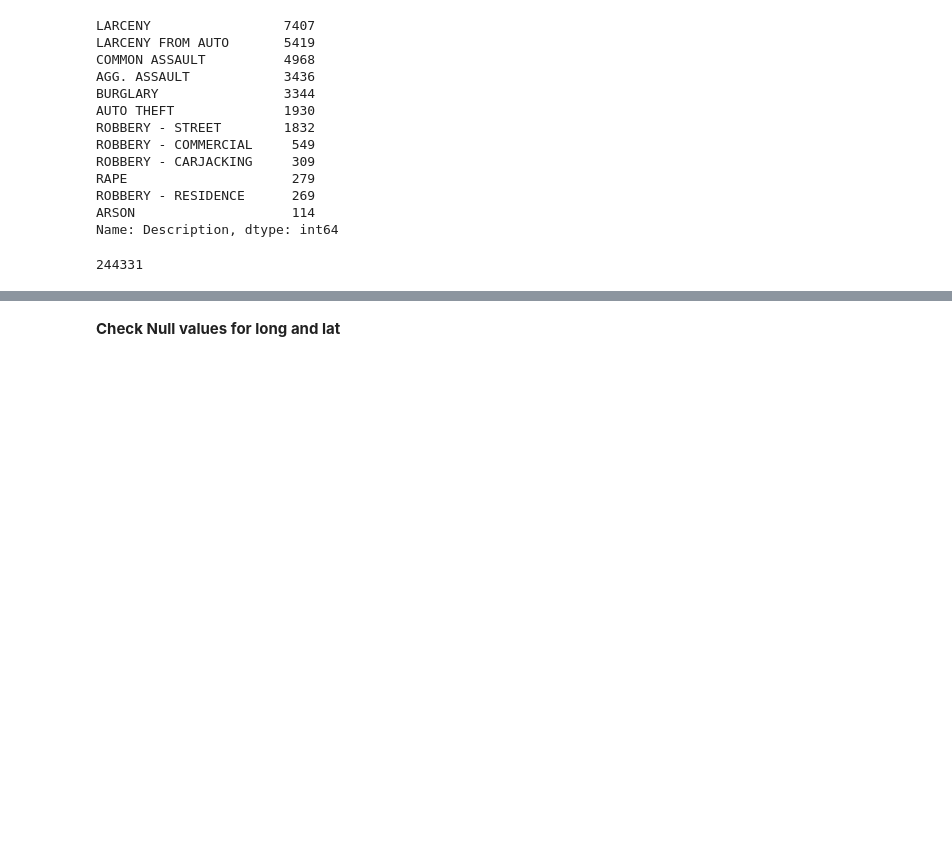
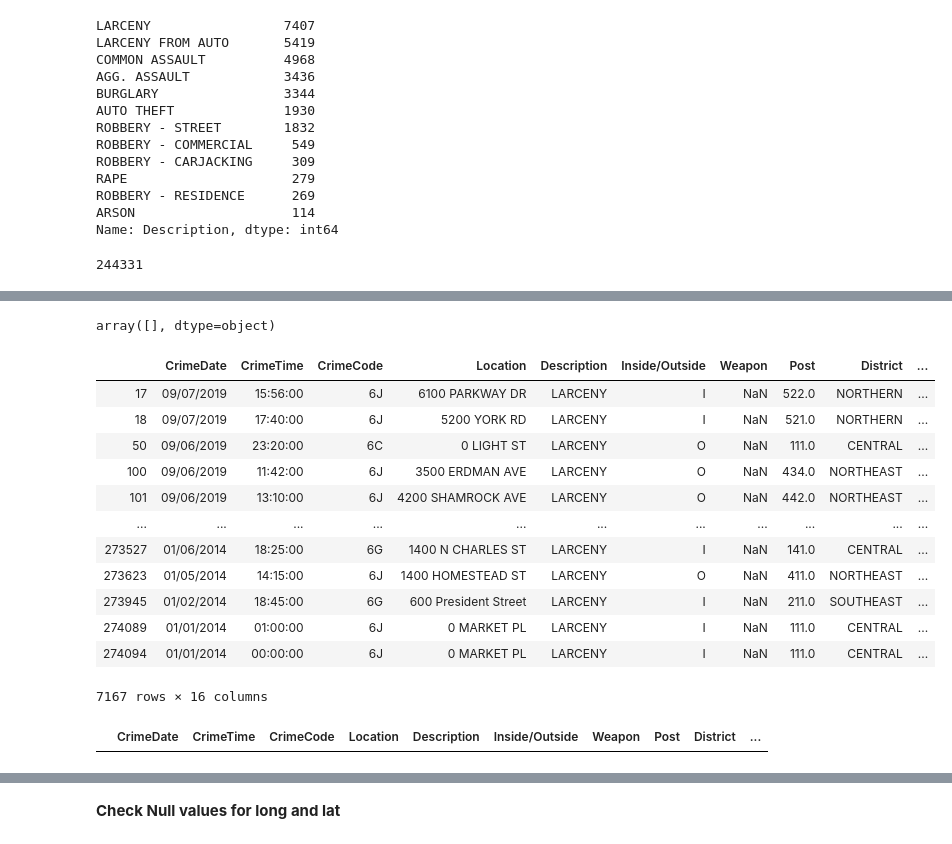
Before and after one commit to lraichik/Crime_data_prediction_and_analysis, a Jupyter notebook: Untitled.ipynb, the cells around one changed output, grey strips where cells are left out. Cells and saved outputs as stored; diff of their text form; code cells hidden in the pictures; blank space fills up the shorter version.

```diff
--- a/Untitled.ipynb
+++ b/Untitled.ipynb
@@ -341,0 +586,66 @@ Neighborhood_df
+# %%
+for crime in inout.Description.unique():
+
+    if crime in crime_to_slice:
+
+        crime_to_fill = inout.loc[inout['Description'] == crime]
+        for neighborhood in crime_to_fill.Neighborhood.unique():
+            indices_to_change = crime_to_fill.loc[crime_to_fill['Neighborhood'] == neighborhood].index.tolist()
+            np.random.shuffle(indices_to_change)
+
+
+            inside_percentage = crime_neighborhood_df.loc[(crime_neighborhood_df['neighborhood'] == neighborhood) & (crime_neighborhood_df['crime'] == crime)]['inside_percentage']
+
+            try:
+                inside_amount = int(inside_percentage*len(indices_to_change))
+
+            except:
+                if crime in crime_to_slice_inside:
+                    for index in indices_to_change:
+                        inout.at[index, 'Inside/Outside'] = 'I'
+                elif crime in crime_to_slice_outside:
+                    for index in indices_to_change:
+                        inout.at[index, 'Inside/Outside'] = 'O'
+                continue
+
+            for index in indices_to_change[:inside_amount]:
+                inout.at[index, 'Inside/Outside'] = 'I'
+
+            for index in indices_to_change[inside_amount:]:
+                inout.at[index, 'Inside/Outside'] = 'O'
+
+    elif crime in crime_to_slice_inside:
+        crime_to_fill = inout.loc[inout['Description'] == crime]
+        indices_to_change = crime_to_fill.index.tolist()
+        for index in indices_to_change:
+            inout.at[index, 'Inside/Outside'] = 'I'
+
+    elif crime in crime_to_slice_outside:
+        crime_to_fill = inout.loc[inout['Description'] == crime]
+        indices_to_change = crime_to_fill.index.tolist()
+        for index in indices_to_change:
+            inout.at[index, 'Inside/Outside'] = 'O'
+# %%
+inout[inout['Inside/Outside'].isna()].Description.unique()
+# %% [output]
+array([], dtype=object)
+# %%
+inout.loc[inout['Description'] == 'LARCENY']
+# %% [output]
+|  | CrimeDate | CrimeTime | CrimeCode | Location | Description | Inside/Outside | Weapon | Post | District | ... |
+| 17 | 09/07/2019 | 15:56:00 | 6J | 6100 PARKWAY DR | LARCENY | I | NaN | 522.0 | NORTHERN | ... |
+| 18 | 09/07/2019 | 17:40:00 | 6J | 5200 YORK RD | LARCENY | I | NaN | 521.0 | NORTHERN | ... |
+| 50 | 09/06/2019 | 23:20:00 | 6C | 0 LIGHT ST | LARCENY | O | NaN | 111.0 | CENTRAL | ... |
+| 100 | 09/06/2019 | 11:42:00 | 6J | 3500 ERDMAN AVE | LARCENY | O | NaN | 434.0 | NORTHEAST | ... |
+| 101 | 09/06/2019 | 13:10:00 | 6J | 4200 SHAMROCK AVE | LARCENY | O | NaN | 442.0 | NORTHEAST | ... |
+| ... | ... | ... | ... | ... | ... | ... | ... | ... | ... | ... |
+| 273527 | 01/06/2014 | 18:25:00 | 6G | 1400 N CHARLES ST | LARCENY | I | NaN | 141.0 | CENTRAL | ... |
+| 273623 | 01/05/2014 | 14:15:00 | 6J | 1400 HOMESTEAD ST | LARCENY | O | NaN | 411.0 | NORTHEAST | ... |
+| 273945 | 01/02/2014 | 18:45:00 | 6G | 600 President Street | LARCENY | I | NaN | 211.0 | SOUTHEAST | ... |
+| 274089 | 01/01/2014 | 01:00:00 | 6J | 0 MARKET PL | LARCENY | I | NaN | 111.0 | CENTRAL | ... |
+| 274094 | 01/01/2014 | 00:00:00 | 6J | 0 MARKET PL | LARCENY | I | NaN | 111.0 | CENTRAL | ... |
+7167 rows × 16 columns
+# %%
+inout.loc[inout['Inside/Outside'].isna()]
+# %% [output]
+|  | CrimeDate | CrimeTime | CrimeCode | Location | Description | Inside/Outside | Weapon | Post | District | ... |
```
Also changed, not shown: parts of 105 cells of this notebook, 1 other file.
